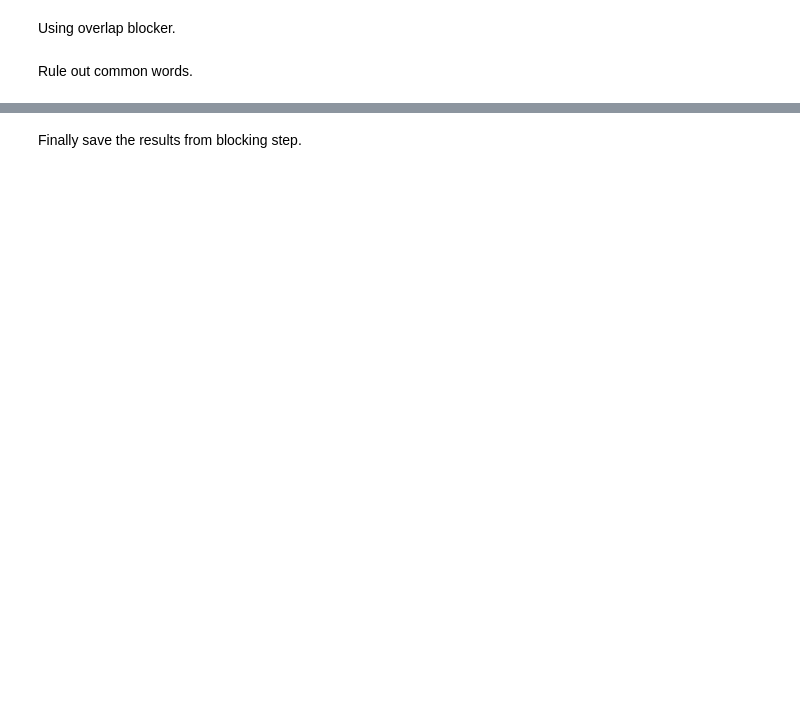
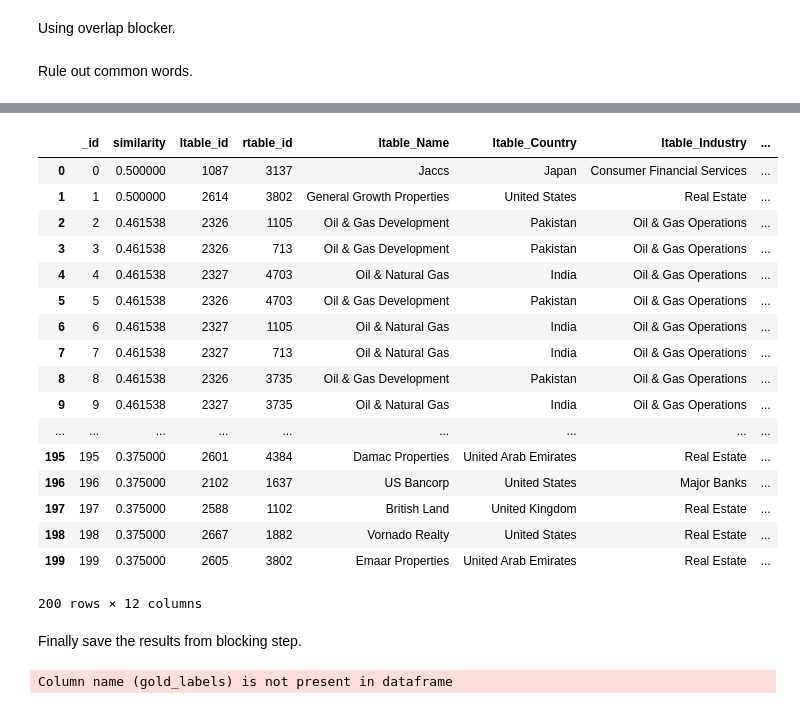
Before and after one commit to jmzhao/cs838-data-mining, a Jupyter notebook: stage3-blocking.ipynb, the cells around one changed output, grey strips where cells are left out. Saved outputs shown, nothing was run; the diff lists cells and outputs as text; code cells hidden in the pictures; blank space fills up the shorter version.

```diff
--- a/stage3-blocking.ipynb
+++ b/stage3-blocking.ipynb
@@ -81,0 +179,23 @@ blocked.head()
+# %%
+corres = [('Name', 'Name'), ('Country', 'Country'),('Industry','Industry')]
+dbg = em.debug_blocker(block_hash,A,B)
+dbg
+# %% [output]
+|  | _id | similarity | ltable_id | rtable_id | ltable_Name | ltable_Country | ltable_Industry | ... |
+| 0 | 0 | 0.500000 | 1087 | 3137 | Jaccs | Japan | Consumer Financial Services | ... |
+| 1 | 1 | 0.500000 | 2614 | 3802 | General Growth Properties | United States | Real Estate | ... |
+| 2 | 2 | 0.461538 | 2326 | 1105 | Oil & Gas Development | Pakistan | Oil & Gas Operations | ... |
+| 3 | 3 | 0.461538 | 2326 | 713 | Oil & Gas Development | Pakistan | Oil & Gas Operations | ... |
+| 4 | 4 | 0.461538 | 2327 | 4703 | Oil & Natural Gas | India | Oil & Gas Operations | ... |
+| 5 | 5 | 0.461538 | 2326 | 4703 | Oil & Gas Development | Pakistan | Oil & Gas Operations | ... |
+| 6 | 6 | 0.461538 | 2327 | 1105 | Oil & Natural Gas | India | Oil & Gas Operations | ... |
+| 7 | 7 | 0.461538 | 2327 | 713 | Oil & Natural Gas | India | Oil & Gas Operations | ... |
+| 8 | 8 | 0.461538 | 2326 | 3735 | Oil & Gas Development | Pakistan | Oil & Gas Operations | ... |
+| 9 | 9 | 0.461538 | 2327 | 3735 | Oil & Natural Gas | India | Oil & Gas Operations | ... |
+| ... | ... | ... | ... | ... | ... | ... | ... | ... |
+| 195 | 195 | 0.375000 | 2601 | 4384 | Damac Properties | United Arab Emirates | Real Estate | ... |
+| 196 | 196 | 0.375000 | 2102 | 1637 | US Bancorp | United States | Major Banks | ... |
+| 197 | 197 | 0.375000 | 2588 | 1102 | British Land | United Kingdom | Real Estate | ... |
+| 198 | 198 | 0.375000 | 2667 | 1882 | Vornado Realty | United States | Real Estate | ... |
+| 199 | 199 | 0.375000 | 2605 | 3802 | Emaar Properties | United Arab Emirates | Real Estate | ... |
+200 rows × 12 columns
@@ -82,3 +204,7 @@ blocked.head()
 # %% [markdown]
 Finally save the results from blocking step.
+# %%
+label_table = em.label_table(sample_table, label_column_name='gold_labels')
+# %% [output]
+Column name (gold_labels) is not present in dataframe
 # %%
```
Also changed, not shown: parts of 16 cells of this notebook, 1 other file.
